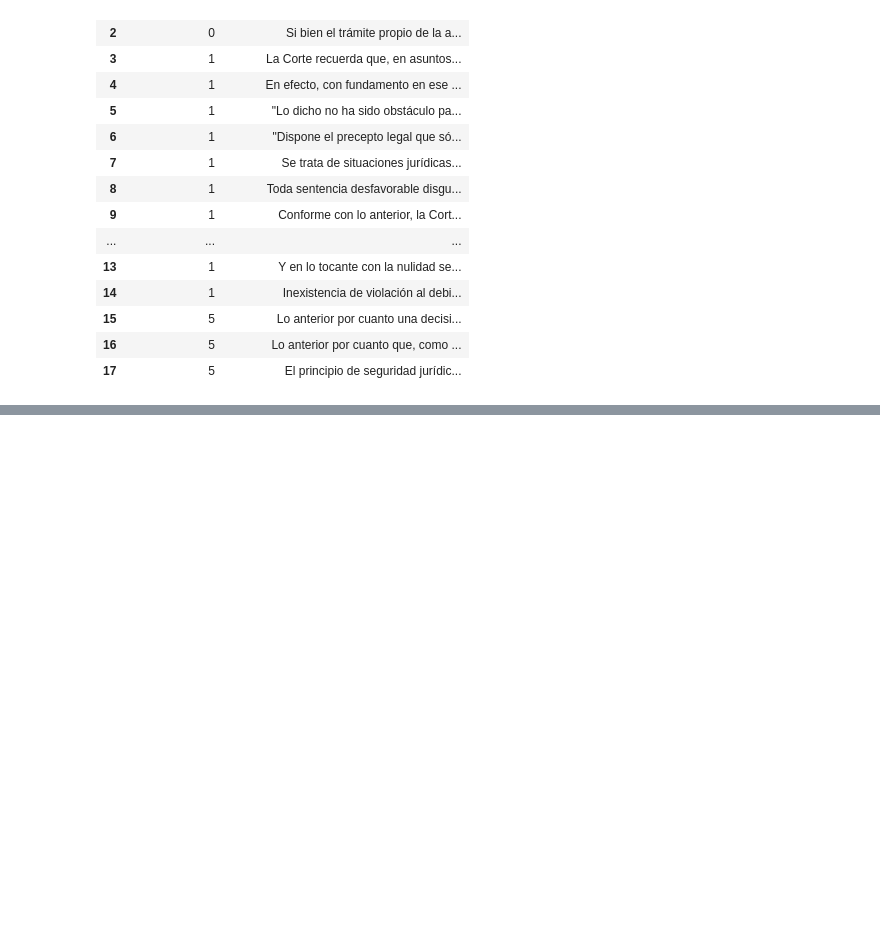
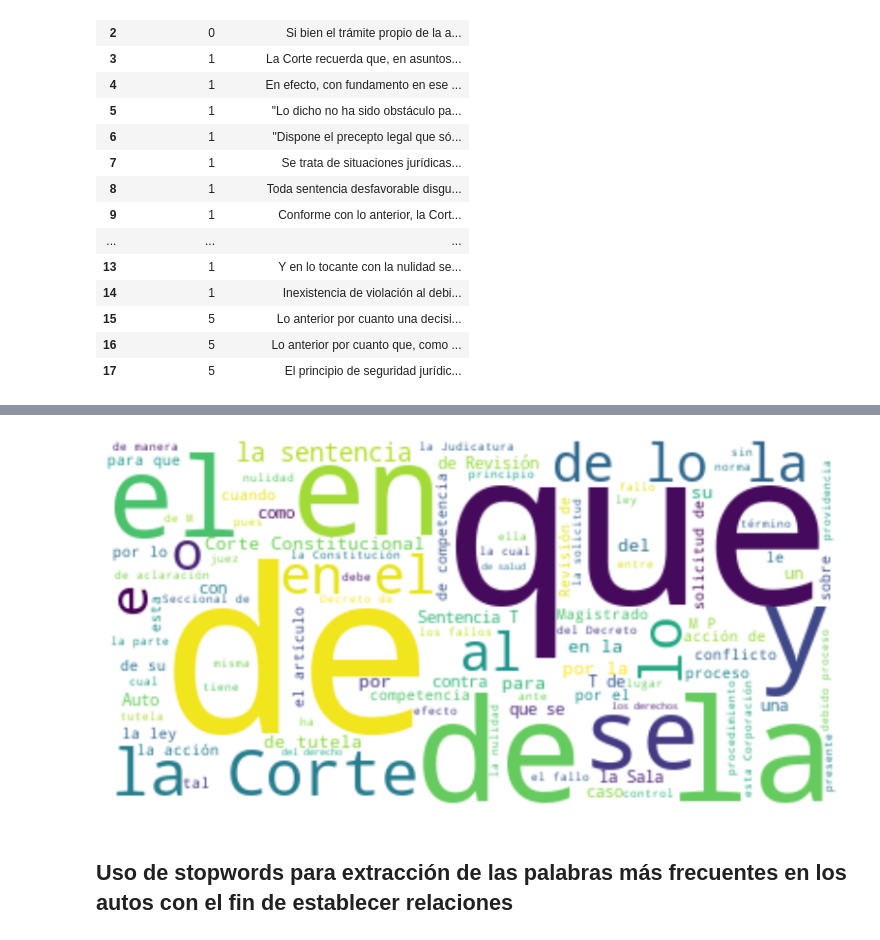
Before and after one commit to chainReactionCol/P_NLM_JEP, a Jupyter notebook: NLM_JEP.ipynb, the cells around one changed output, grey strips where cells are left out. Cells and saved outputs as stored; diff of their text form; code cells hidden in the pictures; blank space fills up the shorter version.

```diff
--- a/NLM_JEP.ipynb
+++ b/NLM_JEP.ipynb
@@ -200,0 +302,3 @@ df_oraciones_encontradas
+# %%
+sample=data_df['TEXT'].iloc[0:10]
+text_concat=''.join(sample)
@@ -200,0 +315,16 @@ df_oraciones_encontradas
+# %%
+# Crear la nube de palabras
+wordcloud = WordCloud(background_color='white', max_words=200, contour_width=3, contour_color='steelblue')
+
+# Generar la nube de palabras a partir del texto_concatenado
+wordcloud.generate(text_concat)
+
+# Mostrar la nube de palabras usando matplotlib
+plt.figure(figsize=(10, 7))
+plt.imshow(wordcloud, interpolation='bilinear')
+plt.axis('off')  # No mostrar los ejes para una mejor visualización
+plt.show()
+# %% [output]
+[figure, added]
+# %% [markdown]
+## Uso de stopwords para extracción de las palabras más frecuentes en los autos con el fin de establecer relaciones
```
Also changed, not shown: parts of 32 cells of this notebook.
